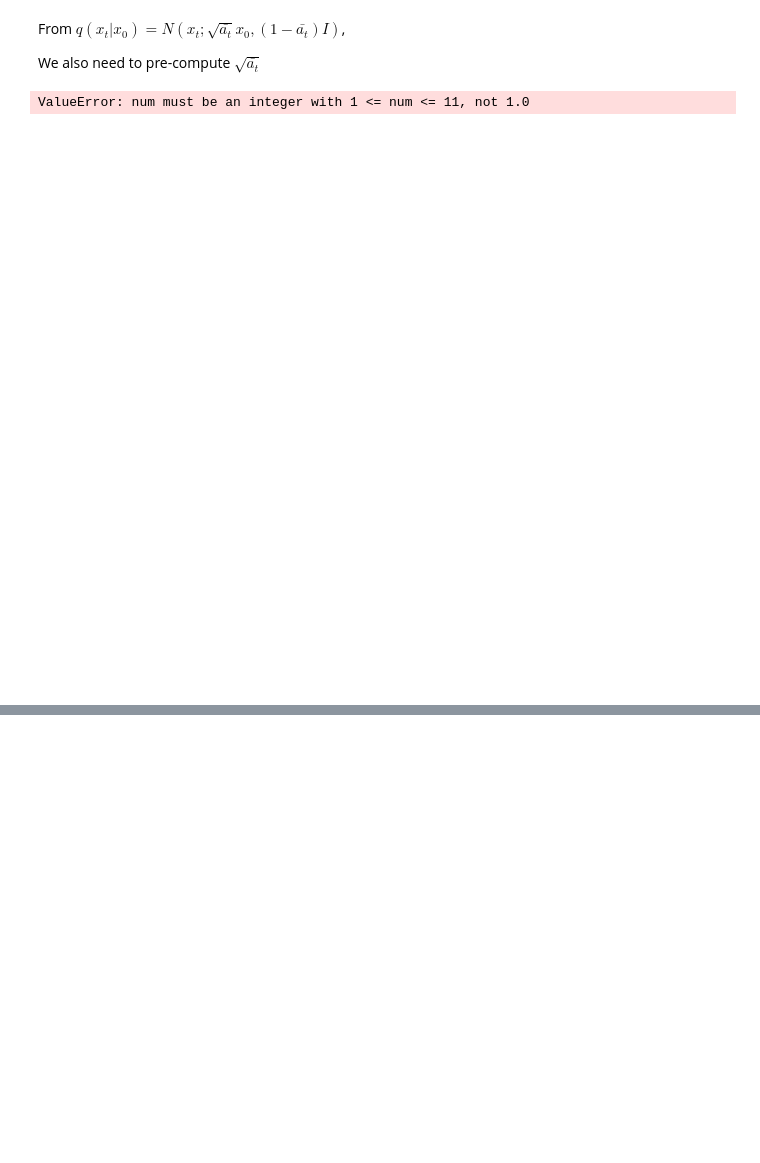
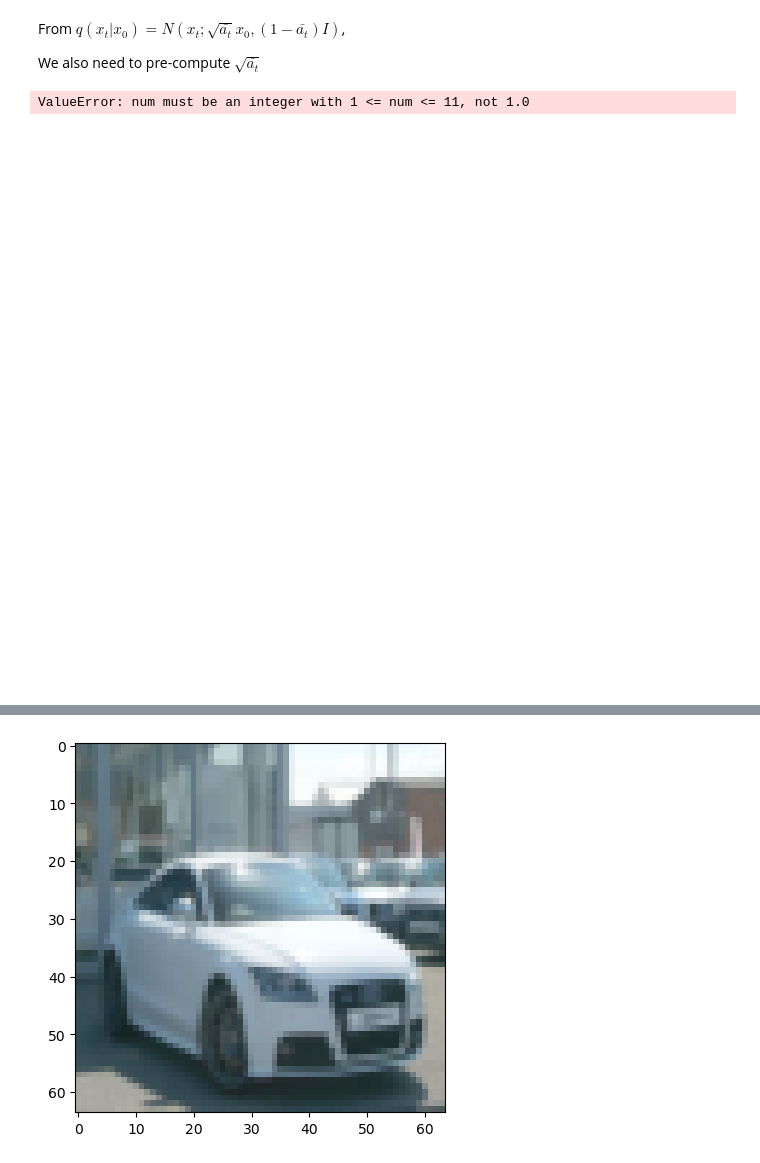
Before and after one commit to thefirebanks/research-papers, a Jupyter notebook: diffusion/ddpm.ipynb, the cells around one changed output, grey strips where cells are left out. Cells and saved outputs as stored; diff of their text form; code cells hidden in the pictures; blank space fills up the shorter version.

```diff
--- a/diffusion/ddpm.ipynb
+++ b/diffusion/ddpm.ipynb
@@ -187,0 +318,2 @@ ValueError: num must be an integer with 1 <= num <= 11, not 1.0
+# %%
+dataset = load_transformed_dataset()
@@ -187,0 +344,6 @@ ValueError: num must be an integer with 1 <= num <= 11, not 1.0
+# %%
+image = dataset[0][0]
+# %%
+show_tensor_image(image)
+# %% [output]
+[figure, added]
```
Also changed, not shown: parts of 20 cells of this notebook.
